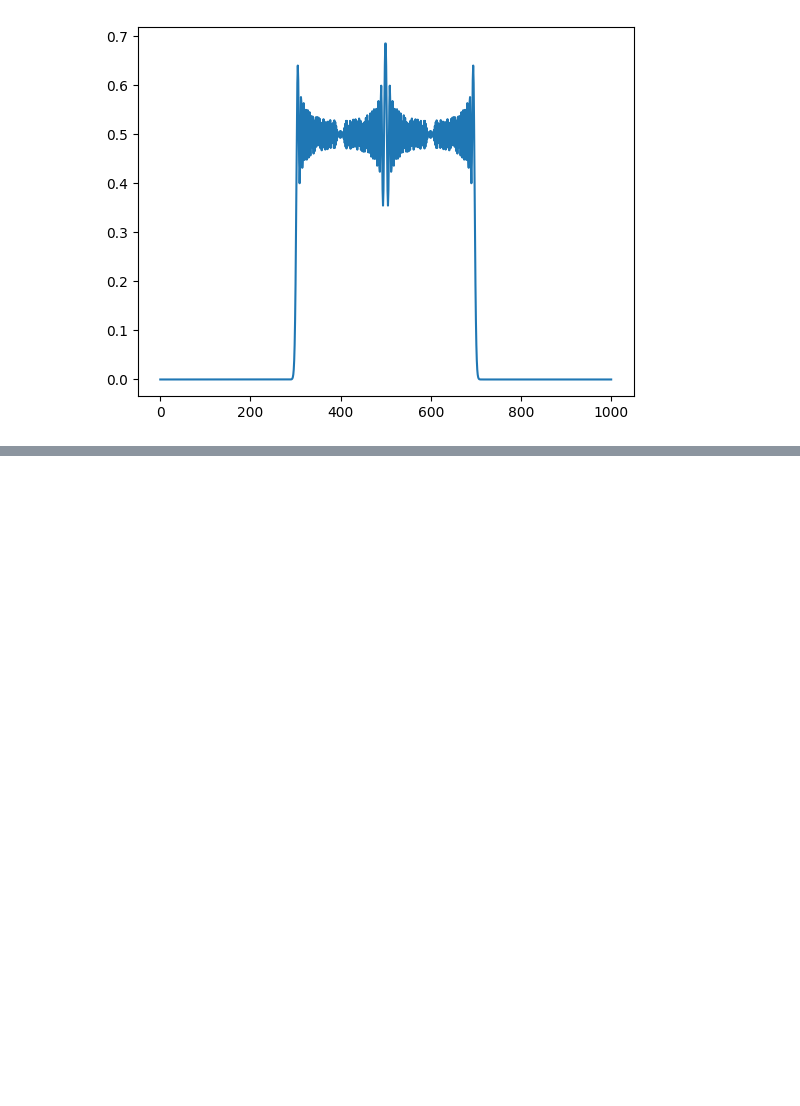
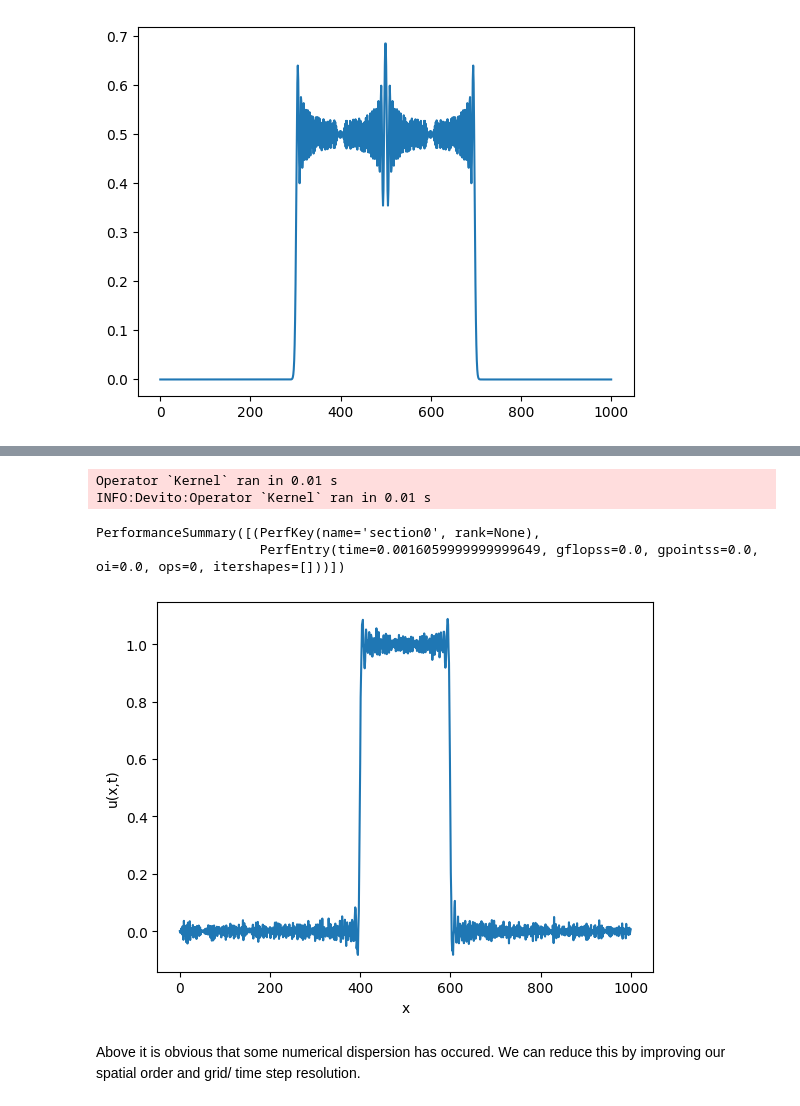
Before and after one commit to nocturnal-luke/Geophysical-inversion-undergraduate, a Jupyter notebook: lectures/L5/L5_exercises.ipynb, the cells around one changed output, grey strips where cells are left out. Saved outputs shown, nothing was run; the diff lists cells and outputs as text; code cells hidden in the pictures; blank space fills up the shorter version.

```diff
--- a/lectures/L5/L5_exercises.ipynb
+++ b/lectures/L5/L5_exercises.ipynb
@@ -297,0 +310,9 @@ plt.plot(u[:,]) # using
+# %%
+# Set up mesh
+grid = Grid(shape=(nx), extent=(x_extent))
+
+t = grid.stepping_dim # ensure BC applied at each time step from inside .apply
+# %%
+# Define our wavefield
+c = 1.
+u = TimeFunction(name="u", grid=grid, time_order=2, space_order=2)
@@ -297,0 +325,34 @@ plt.plot(u[:,]) # using
+# %%
+# Define IC
+
+u_0 = Function(name='u_0', grid=grid)
+u_0.data[400:600] = 1
+# %%
+# Apply BCs and ICs
+
+bc = [Eq(u[t + 1, 0], 0)]
+bc += [Eq(u[t+1, -1], 0)]
+
+# Set the ICs
+u.data[0, :] = u_0.data[:]
+u.data[1,:] = u.data[0, :]
+# %%
+# Generate the operator and apply
+op = Operator([eq]+bc)
+op.apply(time_m = 1, time_M = 4999, dt=dt)
+# %% [output]
+Operator `Kernel` ran in 0.01 s
+INFO:Devito:Operator `Kernel` ran in 0.01 s
+PerformanceSummary([(PerfKey(name='section0', rank=None),
+                     PerfEntry(time=0.0016059999999999649, gflopss=0.0, gpointss=0.0, oi=0.0, ops=0, itershapes=[]))])
+# %%
+%matplotlib inline
+# Lets plot some Devito results:
+plt.plot(u.data[mod(5000,3), :])
+plt.xlabel('x')
+plt.ylabel('u(x,t)')
+plt.show()
+# %% [output]
+[figure, added]
+# %% [markdown]
+Above it is obvious that some numerical dispersion has occured. We can reduce this by improving our spatial order and grid/ time step resolution.
```
Also changed, not shown: parts of 4 cells of this notebook.
